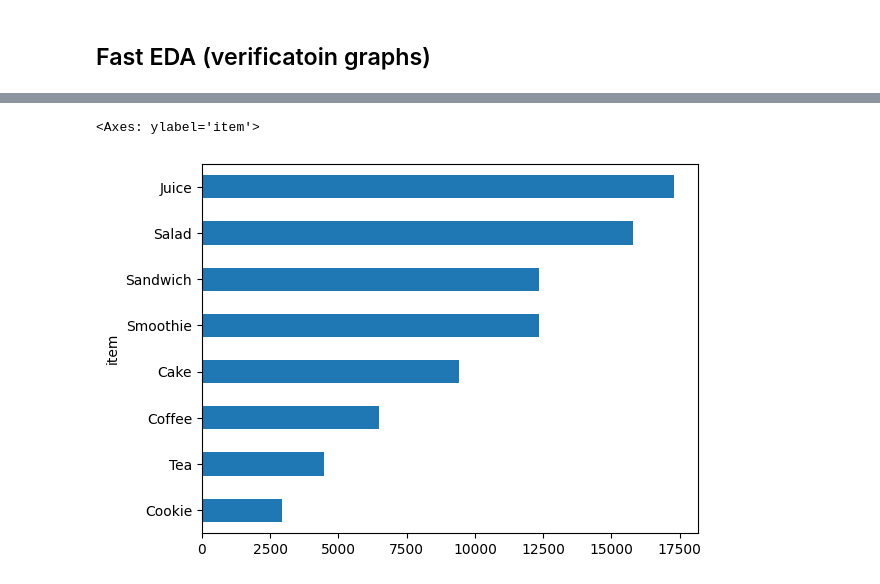
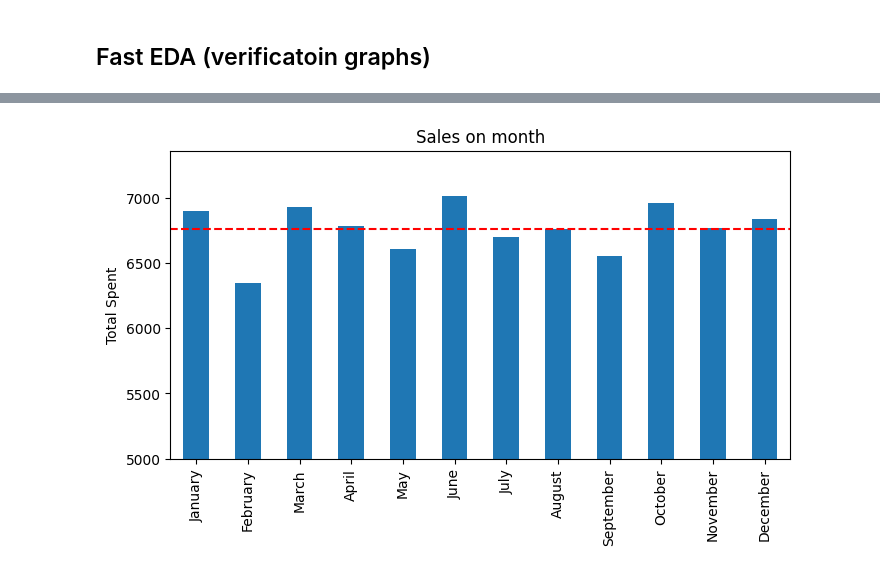
Before and after one commit to Wilson1994/Analysis_Cafe_Sales, a Jupyter notebook: EDA_cafe_sales.ipynb, the cells around one changed output, grey strips where cells are left out. Saved outputs shown, nothing was run; the diff lists cells and outputs as text; code cells hidden in the pictures.

```diff
--- a/EDA_cafe_sales.ipynb
+++ b/EDA_cafe_sales.ipynb
@@ -557,5 +571,40 @@ plt.show()
-# %%
-df.groupby('item')['total_spent'].sum().sort_values().plot.barh()
-# %% [output]
-<Axes: ylabel='item'>
-[figure, removed]
+# %%
+# Sales on month
+
+fig = plt.figure(figsize=(8,4))
+month_order = [
+    'January', 'February', 'March', 'April', 'May',  'June',
+    'July', 'August', 'September', 'October', 'November',  'December'
+]
+
+#print(df.groupby('month_name')['total_spent'].sum())
+rev_month = df.groupby('month_name')['total_spent'].sum().reindex(
+    [m for m in month_order if m in df['month_name'].unique()]
+)
+
+rev_month.plot(kind='bar')
+
+mean_value = rev_month.mean()
+#std_value = rev_month_std()
+#std_pct = (std_value / mean_value) * 100
+
+
+#mean_value = df.groupby()
+
+plt.axhline(y=mean_value, color='red', linestyle='--', linewidth=1.5, label=f"Mean:{mean_value:.1f}")
+
+plt.ylim(bottom=5000)
+
+plt.title('Sales on month')
+plt.xlabel("")
+plt.ylabel("Total Spent")
+#plt.legend(bbox_to_anchor=(1.26, 1), loc='upper right')
+
+#plt.text(1.01, 0.7, f"std:{std_pct:.2f}%", transform=plt.gca().transAxes,
+#         bbox=dict(boxstyle='round, pad=0.3', facecolor='white', alpha=0.7)
+#          )
+
+plt.savefig('cafe_eda.png', dpi=150, bbox_inches='tight')
+plt.show()
+# %% [output]
+[figure, added]
```
Also changed, not shown: parts of 9 cells of this notebook.
